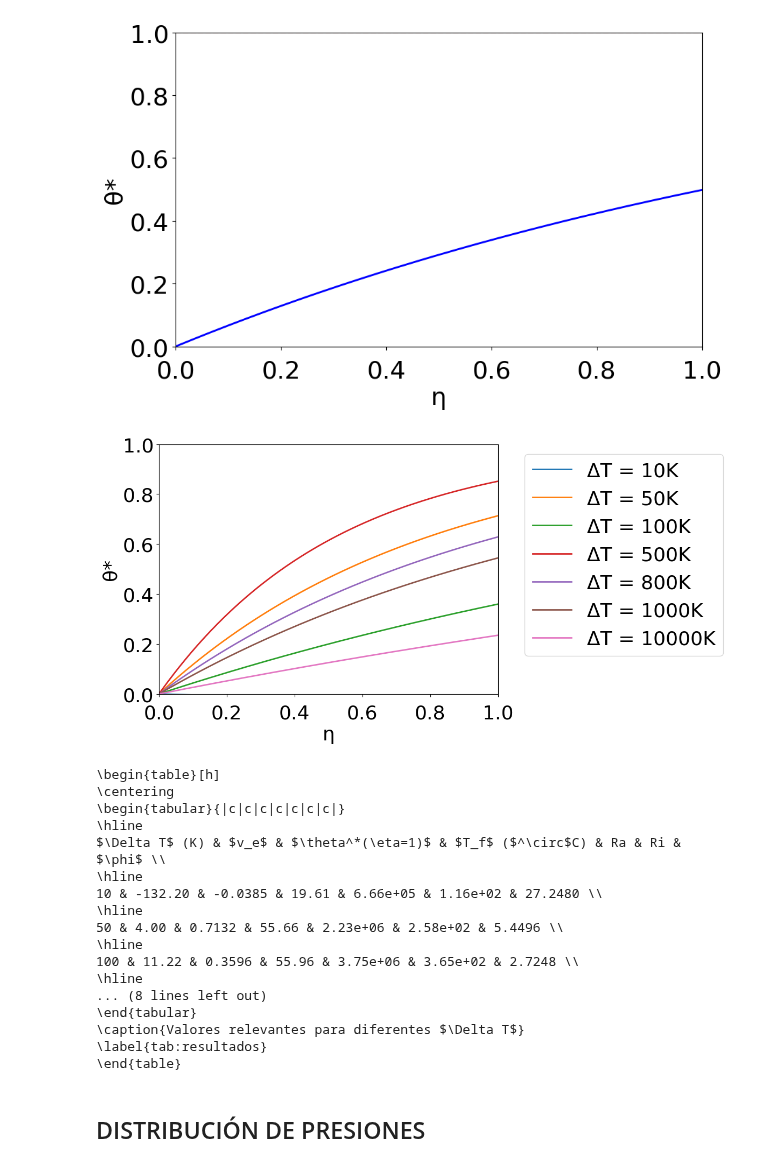
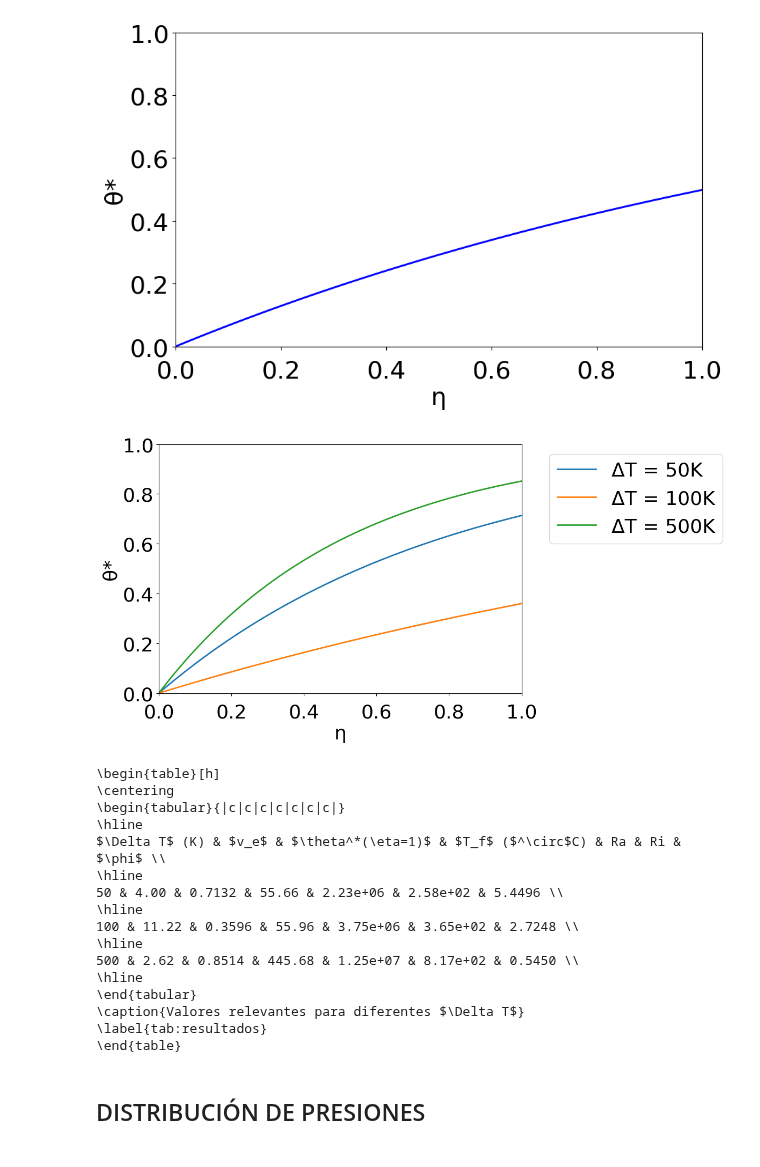
Before and after one commit to angelgvillatoro/bullville_M1, a Jupyter notebook: tfm/4_9_24.ipynb, the cells around one changed output. Saved outputs shown, nothing was run; the diff lists cells and outputs as text; code cells hidden in the pictures.

```diff
--- a/tfm/4_9_24.ipynb
+++ b/tfm/4_9_24.ipynb
@@ -166,7 +166,7 @@ def theta_estrella(eta, LAMBDA, v_e):
 table_data = []
 
 # Lista de diferencias de temperatura
-delta_T_list = [10, 50, 100, 500, 800, 1000, 10000]
+delta_T_list = [50, 100, 500]
 
 # Crear la figura con un tamaño específico y espacio para la leyenda
 fig, ax = plt.subplots(figsize=(12, 6))
@@ -194,47 +194,46 @@ ax.tick_params(axis='x', which='major', pad=10)
 # Mover la leyenda fuera de la gráfica
 ax.legend(fontsize=26, bbox_to_anchor=(1.05, 1), loc='upper left')
 
 # Ajustar el diseño para que la leyenda no se superponga
 plt.tight_layout()
 
 # Mostrar la gráfica
 plt.show()
 
 # Ahora generamos el código LaTeX para la tabla
 latex_table = r"\begin{table}[h]" + "\n"
 latex_table += r"\centering" + "\n"
 latex_table += r"\begin{tabular}{|c|c|c|c|c|c|c|}" + "\n"
 latex_table += r"\hline" + "\n"
 latex_table += r"$\Delta T$ (K) & $v_e$ & $\theta^*(\eta=1)$ & $T_f$ ($^\circ$C) & Ra & Ri & $\phi$ \\" + "\n"
 latex_table += r"\hline" + "\n"
 
 # Añadimos los datos a la tabla
 for row in table_data:
     latex_table += f"{row[0]:.0f} & {row[1]:.2f} & {row[2]:.4f} & {row[3]:.2f} & {row[4]:.2e} & {row[5]:.2e} & {row[6]:.4f} \\\\" + "\n"
     latex_table += r"\hline" + "\n"
 
 latex_table += r"\end{tabular}" + "\n"
 latex_table += r"\caption{Valores relevantes para diferentes $\Delta T$}" + "\n"
 latex_table += r"\label{tab:resultados}" + "\n"
 latex_table += r"\end{table}"
 
 # Imprimimos el código LaTeX
 print(latex_table)
 # %% [output]
-[figure, old version]
+[figure, new version]
 \begin{table}[h]
 \centering
 \begin{tabular}{|c|c|c|c|c|c|c|}
 \hline
 $\Delta T$ (K) & $v_e$ & $\theta^*(\eta=1)$ & $T_f$ ($^\circ$C) & Ra & Ri & $\phi$ \\
 \hline
-10 & -132.20 & -0.0385 & 19.61 & 6.66e+05 & 1.16e+02 & 27.2480 \\
-\hline
 50 & 4.00 & 0.7132 & 55.66 & 2.23e+06 & 2.58e+02 & 5.4496 \\
 \hline
 100 & 11.22 & 0.3596 & 55.96 & 3.75e+06 & 3.65e+02 & 2.7248 \\
 \hline
-... (8 lines left out)
+500 & 2.62 & 0.8514 & 445.68 & 1.25e+07 & 8.17e+02 & 0.5450 \\
+\hline
 \end{tabular}
 \caption{Valores relevantes para diferentes $\Delta T$}
 \label{tab:resultados}
```
Also changed, not shown: parts of 2 cells of this notebook, 7 other files.
